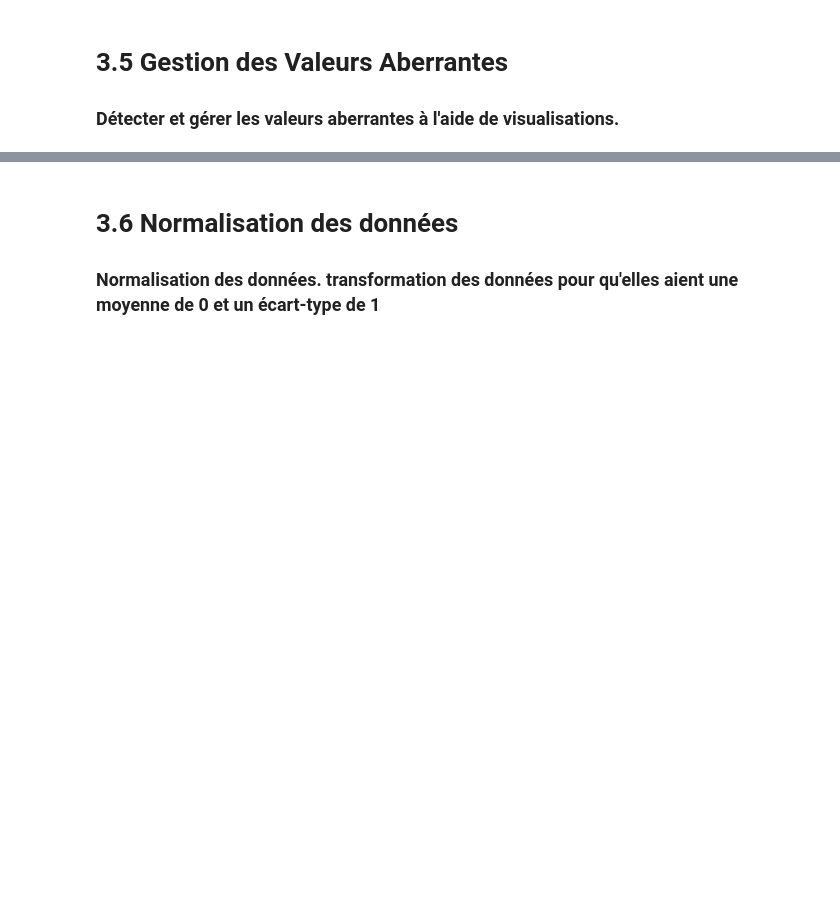
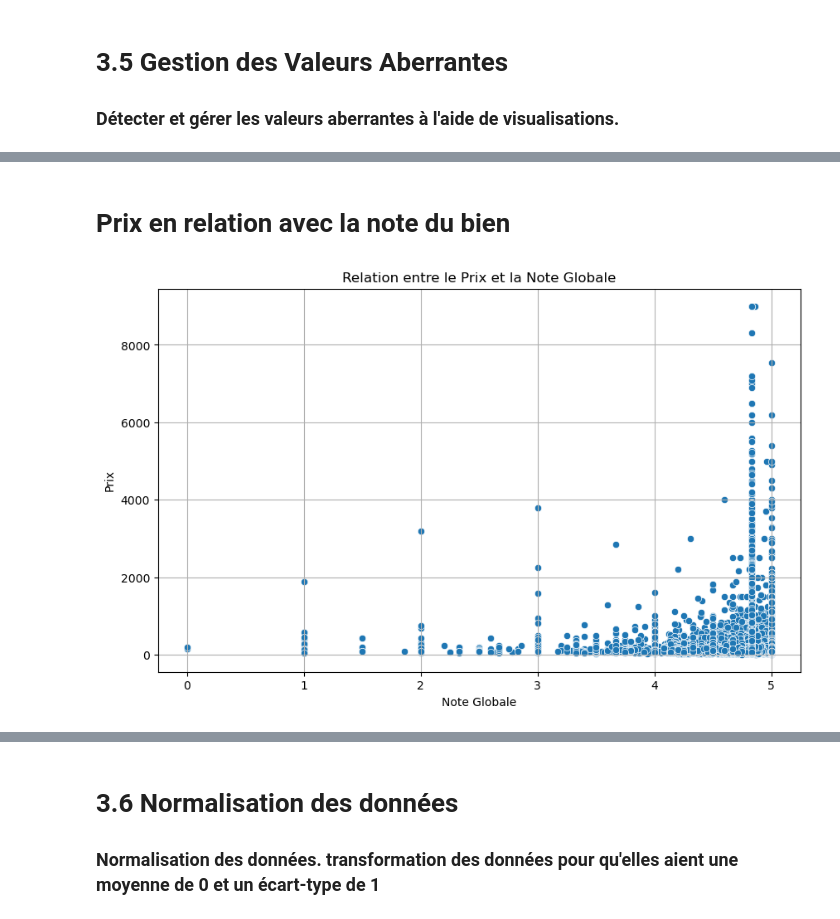
Before and after one commit to TheoPERSONNE/ProjetAirBNB, a Jupyter notebook: AirBnBDataSet.ipynb, the cells around one changed output, grey strips where cells are left out. Cells and saved outputs as stored; diff of their text form; code cells hidden in the pictures; blank space fills up the shorter version.

```diff
--- a/AirBnBDataSet.ipynb
+++ b/AirBnBDataSet.ipynb
@@ -295,0 +293,14 @@ max        450.000000
+# %% [markdown]
+# Prix en relation avec la note du bien
+# %%
+plt.figure(figsize=(10, 6))
+
+sns.scatterplot(data=df_cleaned_no_outliers, x='review_scores_rating', y='price')
+
+plt.title('Relation entre le Prix et la Note Globale')
+plt.xlabel('Note Globale')
+plt.ylabel('Prix')
+plt.grid(True)
+plt.show()
+# %% [output]
+[figure, added]
```
Also changed, not shown: parts of 8 cells of this notebook.
